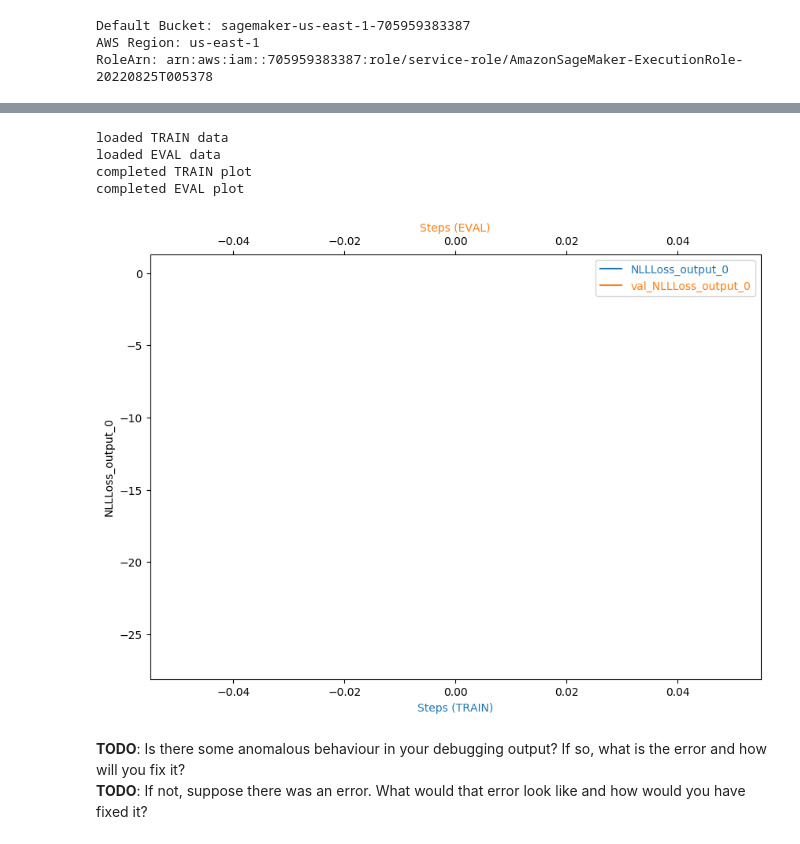
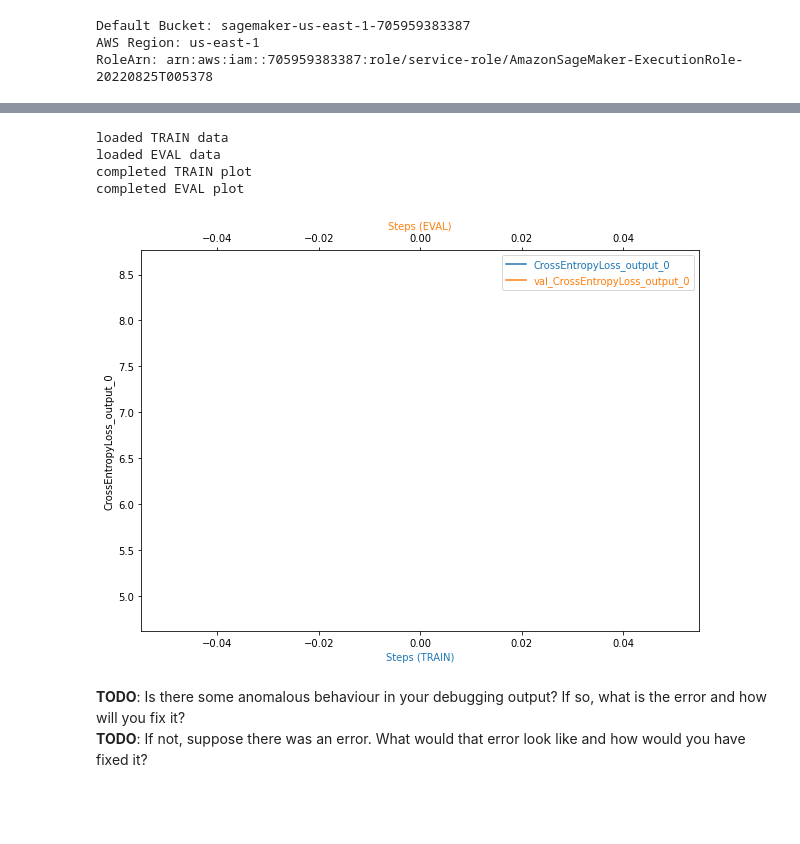
Before and after one commit to jwen2014/deep-learning-project-starter, a Jupyter notebook: train_and_deploy.ipynb, the cells around one changed output, grey strips where cells are left out. Saved outputs shown, nothing was run; the diff lists cells and outputs as text; code cells hidden in the pictures; blank space fills up the shorter version.

```diff
--- a/train_and_deploy.ipynb
+++ b/train_and_deploy.ipynb
@@ -160,7 +149,7 @@ debugger_config = DebuggerHookConfig(
 # Create and fit an estimator
 
 hyperparameters = {
-    'lr': '0.04216579748050369',
+    'lr': '0.01390030725982051',
     'batch-size': 256
 }
 
@@ -168,8 +157,8 @@ estimator = PyTorch(
     role=sagemaker.get_execution_role(),
     instance_count=1,
     instance_type="ml.g4dn.xlarge",
-    entry_point="train_model.py",
-    framework_version="1.8",
+    entry_point="train_model1.py",
+    framework_version="1.6",
     py_version="py36",
     profiler_config=profiler_config,
     hyperparameters=hyperparameters,
@@ -180,6 +169,7 @@ estimator = PyTorch(
 training_path= f"s3://{bucket}/data/dogImages/"
 s3_output_dir = f"s3://{bucket}/output/"
 s3_model_dir = f"s3://{bucket}/model/"
+
 os.environ['SM_CHANNEL_TRAIN']=training_path
 os.environ['SM_OUTPUT_DATA_DIR']=s3_output_dir
 os.environ['SM_MODEL_DIR']=s3_model_dir
@@ -278,13 +275,13 @@ def plot_tensor(trial, tensor_name):
 
     plt.show()
 # %%
-plot_tensor(trial, "NLLLoss_output_0")
+plot_tensor(trial, "CrossEntropyLoss_output_0")
 # %% [output]
 loaded TRAIN data
 loaded EVAL data
 completed TRAIN plot
 completed EVAL plot
-[figure, old version]
+[figure, new version]
 # %% [markdown]
 **TODO**: Is there some anomalous behaviour in your debugging output? If so, what is the error and how will you fix it?
 **TODO**: If not, suppose there was an error. What would that error look like and how would you have fixed it?
```
Also changed, not shown: parts of 24 cells of this notebook, 2 other files.
